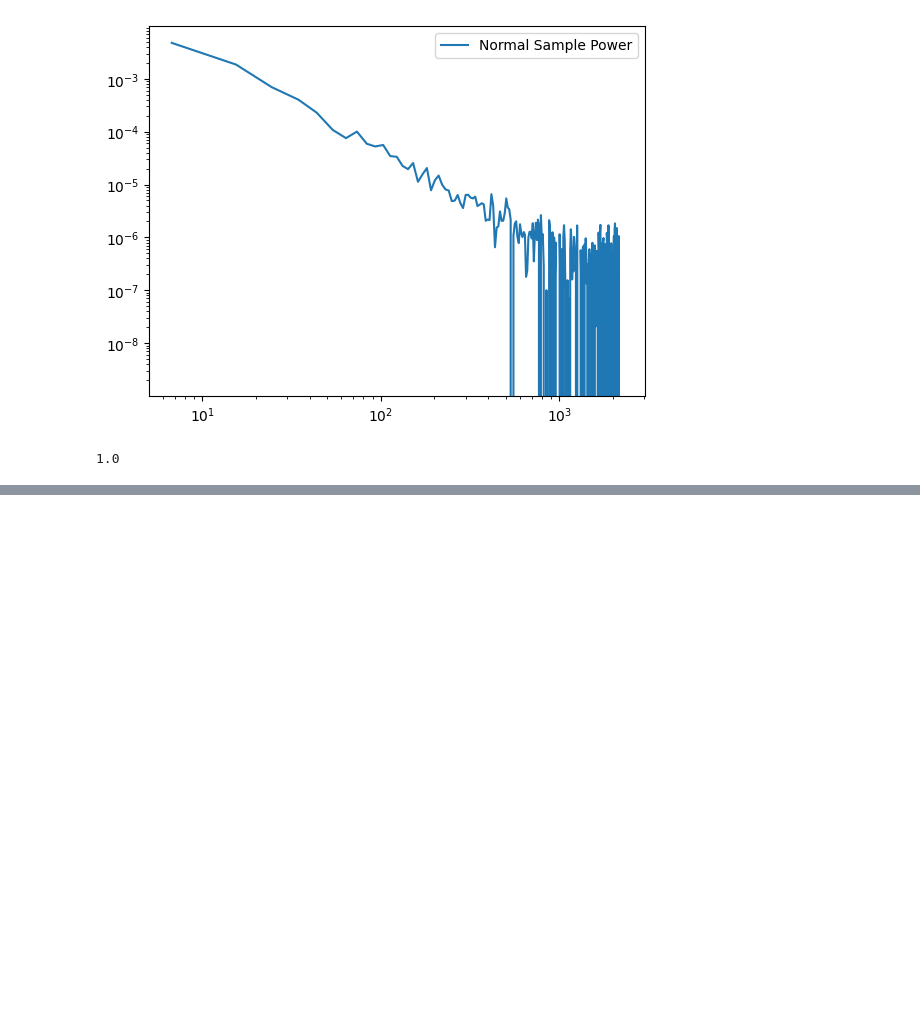
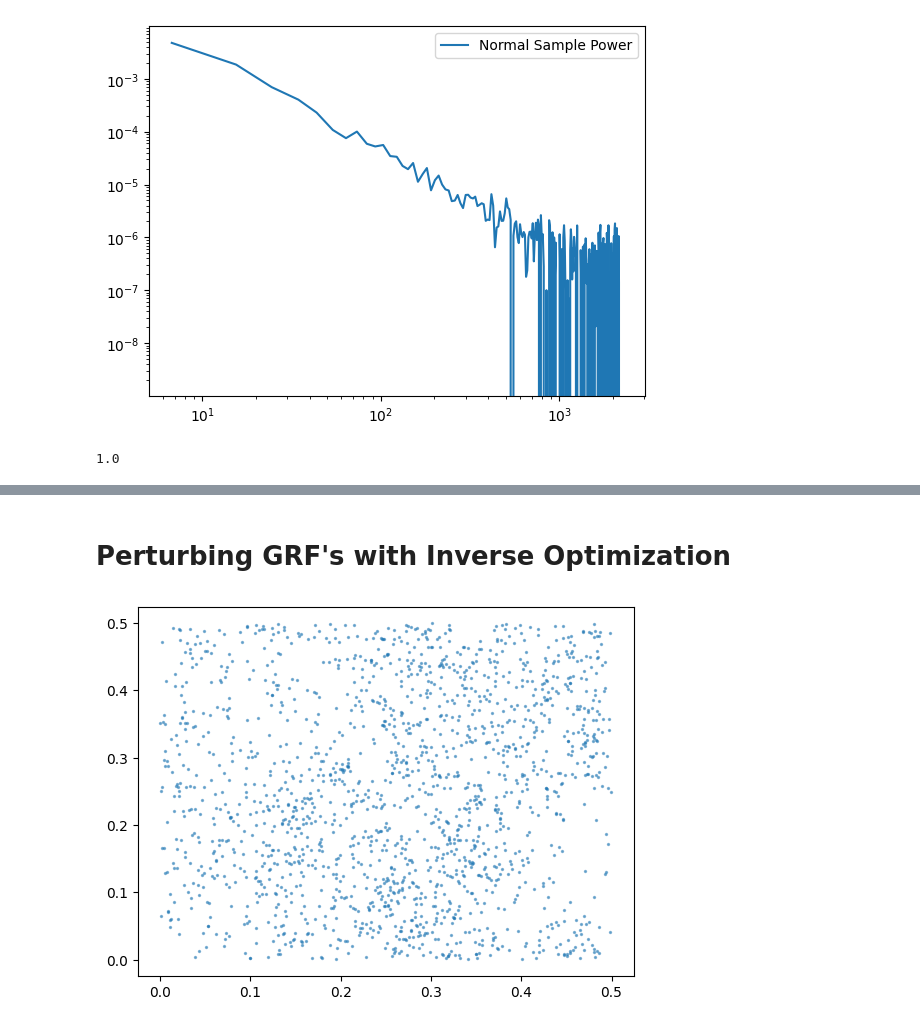
Before and after one commit to sliemelela/masterthesis, a Jupyter notebook: Programming/Inverse Optimization/notebooks/grf.ipynb, the cells around one changed output, grey strips where cells are left out. Saved outputs shown, nothing was run; the diff lists cells and outputs as text; code cells hidden in the pictures; blank space fills up the shorter version.

```diff
--- a/Programming/Inverse Optimization/notebooks/grf.ipynb
+++ b/Programming/Inverse Optimization/notebooks/grf.ipynb
@@ -136,0 +132,25 @@ plt.xscale('log')
+# %% [markdown]
+# Perturbing GRF's with Inverse Optimization
+# %%
+pb_target = pbox.PowerBox(
+    N=512,                     # Number of grid-points in the box
+    dim=2,                     # 2D box
+    pk = lambda k: 0.5*k**-2., # The power-spectrum
+    boxlength = 0.5,           # Size of the box (sets the units of k in pk)
+    seed = 1410,               # Set a seed to ensure the box looks the same every time (optional)
+    ensure_physical=True       # ** Ensure the delta_x is a physically valid over-density **
+)
+
+
+# Create a discrete sample using the PowerBox instance.
+samples_target = pb_target.create_discrete_sample(nbar=7000,      # nbar specifies the number density
+                                    min_at_zero=True  # by default the samples are centred at 0. This shifts them to be positive.
+                                   )
+
+samples_target = torch.tensor(samples_target)
+
+# Plot the samples
+plt.scatter(samples_target[:,0],samples_target[:,1], alpha=0.5, s=2)
+plt.show()
+# %% [output]
+[figure, added]
```
Also changed, not shown: parts of 22 cells of this notebook, 3 other files.
